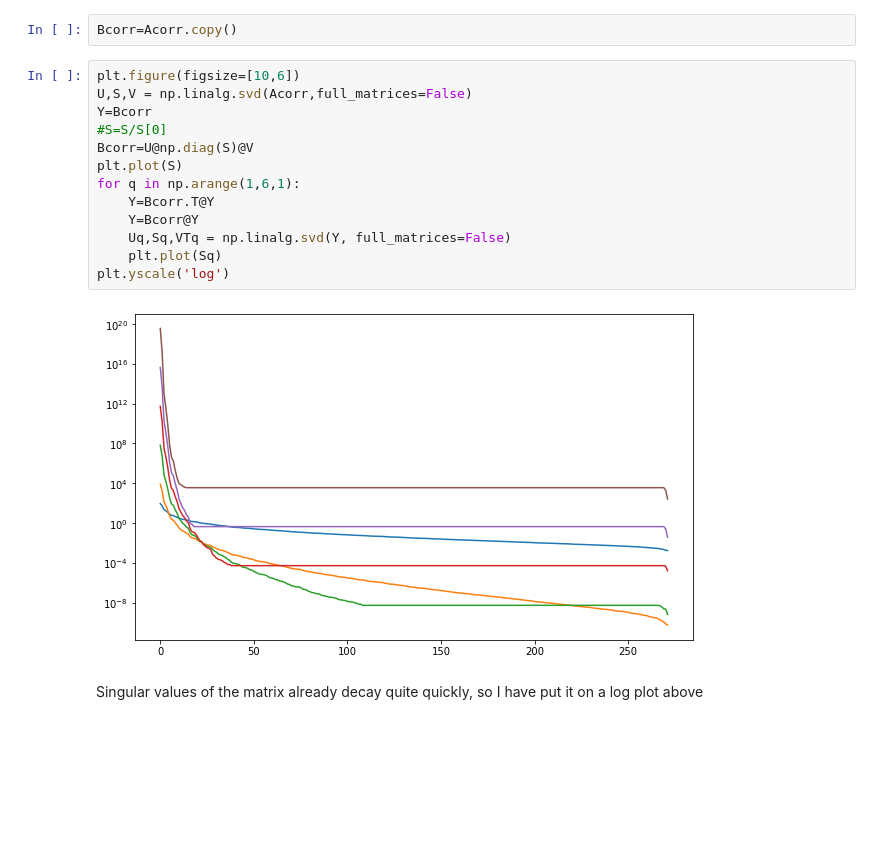
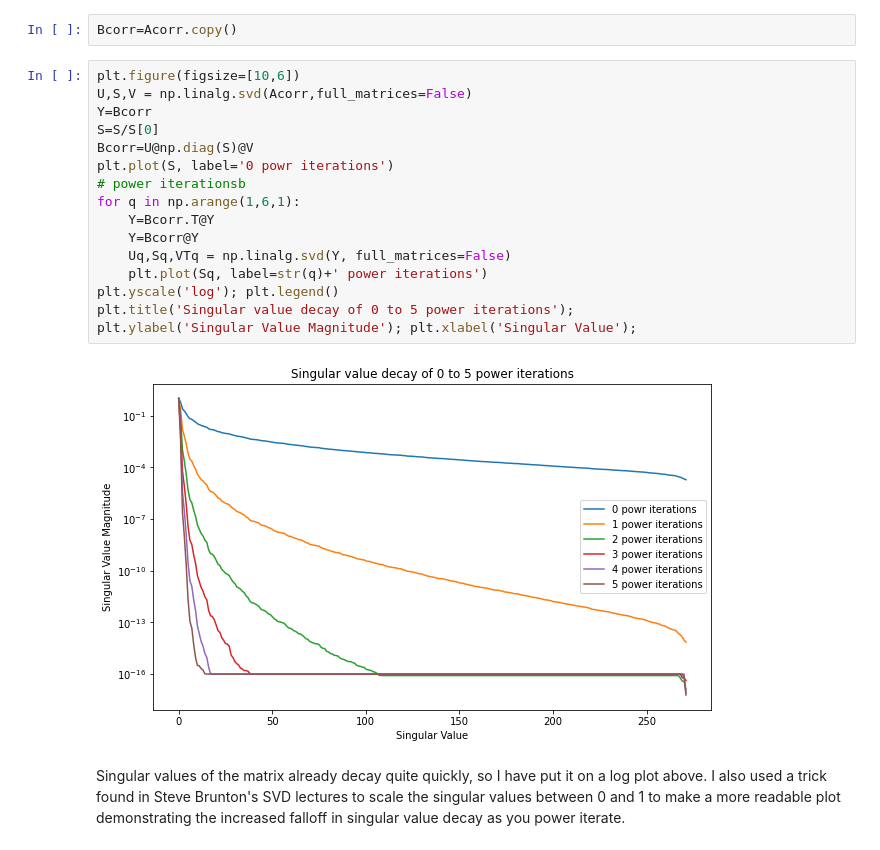
Before and after one commit to busbykt/AMATH584, a Jupyter notebook: Homework/hw5/hw5.ipynb, the cells around one changed output. Saved outputs shown, nothing was run; the diff lists cells and outputs as text; blank space fills up the shorter version.

Commit message:
hw5 subspace iteration

```diff
--- a/Homework/hw5/hw5.ipynb
+++ b/Homework/hw5/hw5.ipynb
@@ -332,17 +453,20 @@ Bcorr=Acorr.copy()
 # %%
 plt.figure(figsize=[10,6])
 U,S,V = np.linalg.svd(Acorr,full_matrices=False)
 Y=Bcorr
-#S=S/S[0]
+S=S/S[0]
 Bcorr=U@np.diag(S)@V
-plt.plot(S)
+plt.plot(S, label='0 powr iterations')
+# power iterationsb
 for q in np.arange(1,6,1):
     Y=Bcorr.T@Y
     Y=Bcorr@Y
     Uq,Sq,VTq = np.linalg.svd(Y, full_matrices=False)
-    plt.plot(Sq)
-plt.yscale('log')
+    plt.plot(Sq, label=str(q)+' power iterations')
+plt.yscale('log'); plt.legend()
+plt.title('Singular value decay of 0 to 5 power iterations');
+plt.ylabel('Singular Value Magnitude'); plt.xlabel('Singular Value');
 # %% [output]
-[figure, old version]
+[figure, new version]
 # %% [markdown]
-Singular values of the matrix already decay quite quickly, so I have put it on a log plot above
+Singular values of the matrix already decay quite quickly, so I have put it on a log plot above. I also used a trick found in Steve Brunton's SVD lectures to scale the singular values between 0 and 1 to make a more readable plot demonstrating the increased falloff in singular value decay as you power iterate.
```
Also changed, not shown: parts of 33 cells of this notebook, 1 other file.
